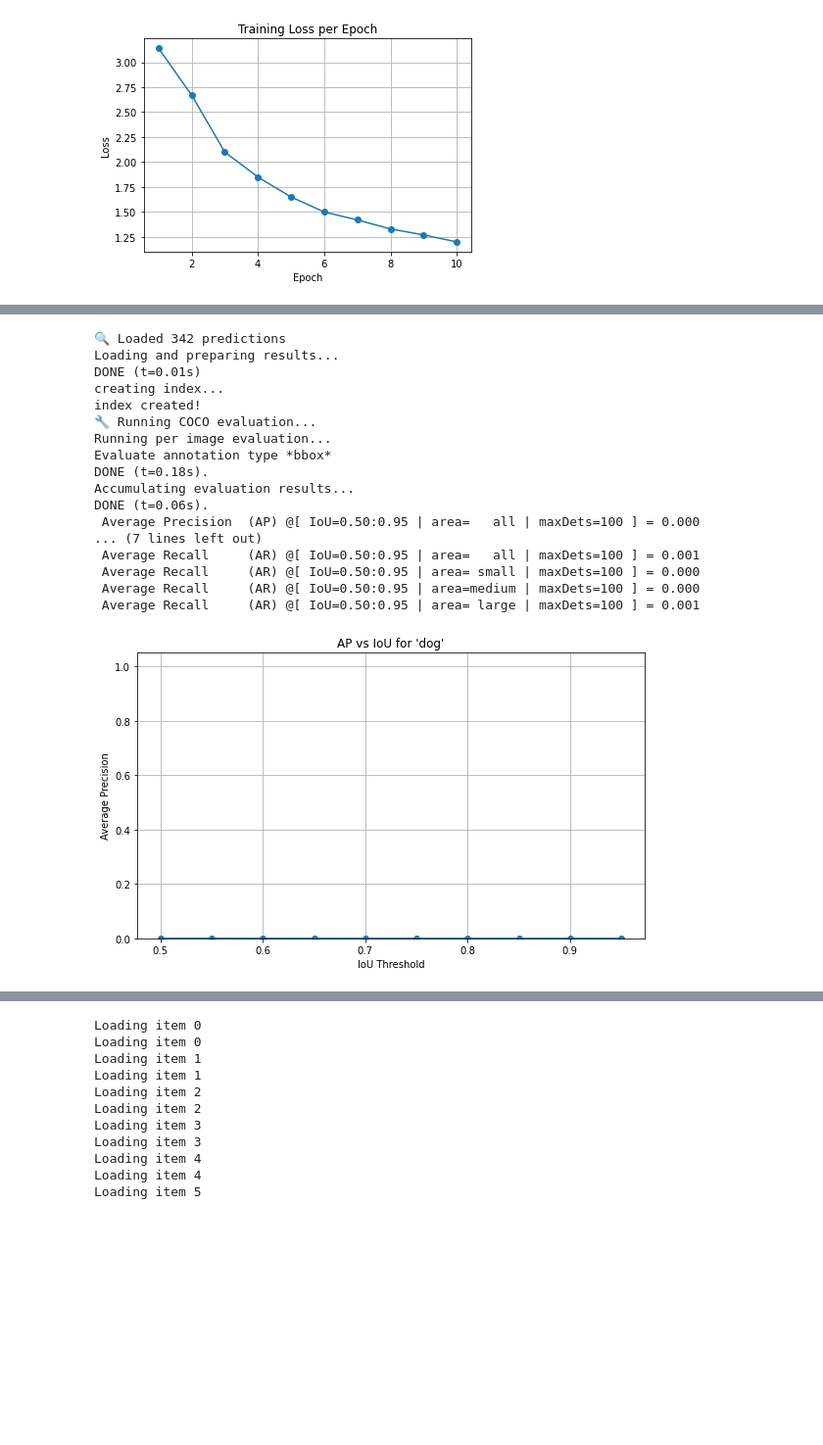
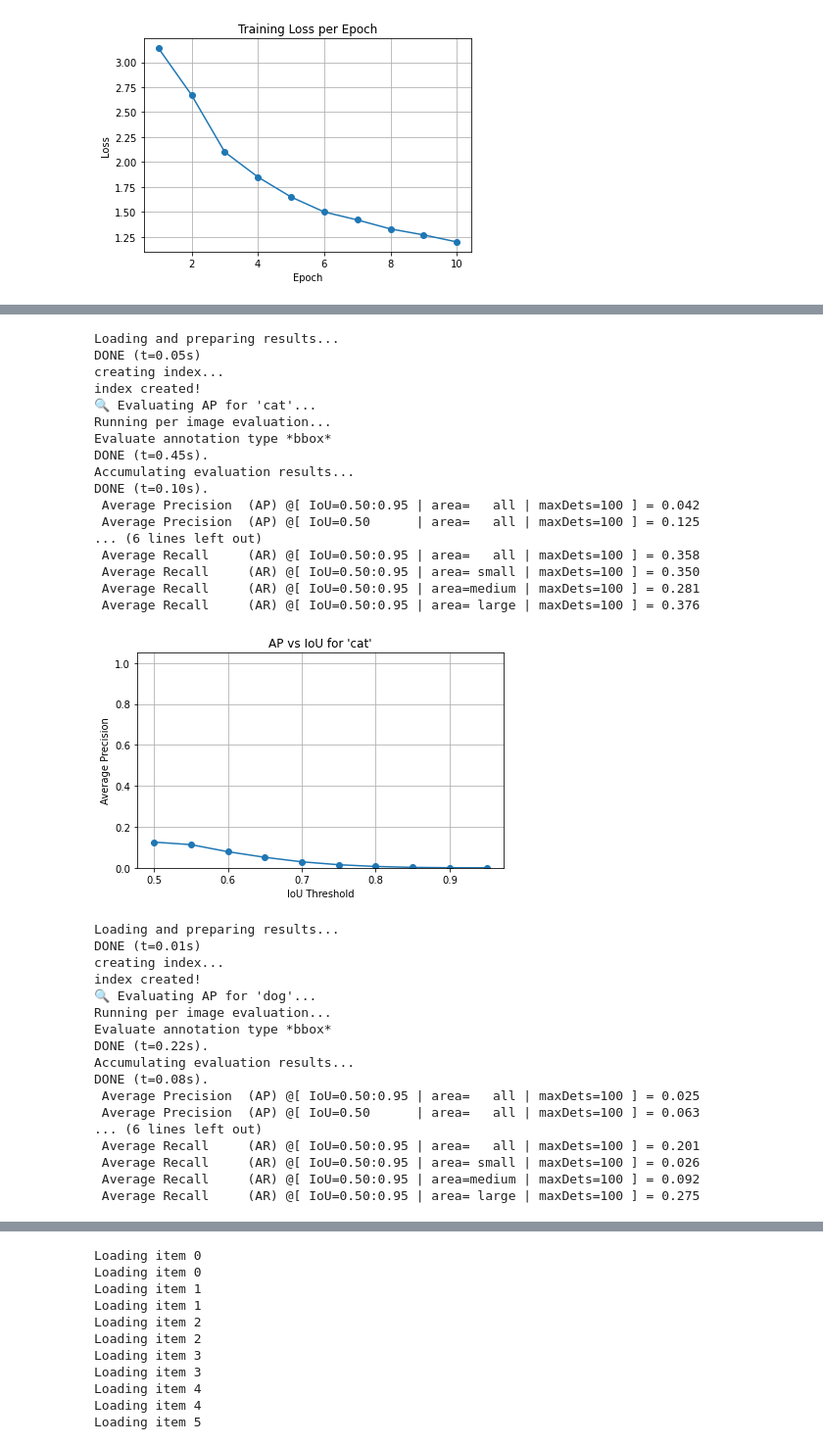
Before and after one commit to yasasawij/CS445-Project, a Jupyter notebook: new_main.ipynb, the cells around one changed output, grey strips where cells are left out. Shown at 98% size. Cells and saved outputs as stored; diff of their text form; code cells hidden in the pictures; blank space fills up the shorter version.

Commit message:
catvsdog graphs

```diff
--- a/new_main.ipynb
+++ b/new_main.ipynb
@@ -734,73 +723,79 @@ Saved 342 predictions to predictions.json
 # %%
+from pycocotools.cocoeval import COCOeval
 import matplotlib.pyplot as plt
-from pycocotools.cocoeval import COCOeval
-import json
 
-def map_analysis(val_dataset, pred_file, category_name="dog"):
-    # Load ground truth and prediction results
-    coco_gt = val_dataset.coco
-
-    with open(pred_file, 'r') as f:
-        predictions = json.load(f)
-        print(f"🔍 Loaded {len(predictions)} predictions")
-
-    if len(predictions) == 0:
-        raise ValueError("Prediction file is empty. Cannot evaluate.")
-
+def map_analysis(dataset, pred_file, category_name):
+    """
+    Runs COCO evaluation and plots Average Precision vs IoU thresholds for one category.
+    """
+    coco_gt = dataset.coco
     coco_dt = coco_gt.loadRes(pred_file)
 
-    # Get COCO category ID for 'dog'
     target_category_id = coco_gt.getCatIds(catNms=[category_name])[0]
-
-    # Set up evaluator
     coco_eval = COCOeval(coco_gt, coco_dt, iouType='bbox')
     coco_eval.params.catIds = [target_category_id]
     coco_eval.params.useCats = 1
 
-    print("Running COCO evaluation...")
+    print(f"🔍 Evaluating AP for '{category_name}'...")
     coco_eval.evaluate()
     coco_eval.accumulate()
     coco_eval.summarize()
 
     if coco_eval.eval is None:
-        raise RuntimeError("Evaluation failed — predictions might be malformed.")
+        raise RuntimeError("Evaluation failed — check prediction formatting or score threshold.")
 
-    # Extract AP over IoU thresholds for plotting
-    precisions = coco_eval.eval['precision']  # shape: [IoU, Recall, Class, Area, MaxDet]
-    ap_vals = precisions[:, :, 0, 0, 2]        # Only use: dog class, all area, maxDet=100
-    ap_per_iou = ap_vals.mean(axis=1)          # Mean over recall
-
+    # Extract average precision for each IoU threshold
+    precisions = coco_eval.eval['precision']  # [IoU, Recall, Class, Area, MaxDets]
+    ap_vals = precisions[:, :, 0, 0, 2]  # class 0 (since only one in list), area=all, maxDets=100
+    ap_per_iou = ap_vals.mean(axis=1)
     iou_thresholds = coco_eval.params.iouThrs
 
-    plt.figure(figsize=(8, 5))
     plt.plot(iou_thresholds, ap_per_iou, marker='o')
     plt.title(f"AP vs IoU for '{category_name}'")
     plt.xlabel("IoU Threshold")
     plt.ylabel("Average Precision")
     plt.ylim(0, 1.05)
     plt.grid(True)
     plt.tight_layout()
     plt.show()
 
     return coco_eval
 
-coco_eval = map_analysis(val_dataset, pred_file, category_name="dog")
+coco_eval_cat = map_analysis(val_dataset, pred_file, category_name="cat")
+coco_eval_dog = map_analysis(val_dataset, pred_file, category_name="dog")
 # %% [output]
-🔍 Loaded 342 predictions
 Loading and preparing results...
-DONE (t=0.01s)
+DONE (t=0.05s)
 creating index...
 index created!
-🔧 Running COCO evaluation...
+🔍 Evaluating AP for 'cat'...
 Running per image evaluation...
 Evaluate annotation type *bbox*
-DONE (t=0.18s).
+DONE (t=0.45s).
 Accumulating evaluation results...
-DONE (t=0.06s).
- Average Precision  (AP) @[ IoU=0.50:0.95 | area=   all | maxDets=100 ] = 0.000
-... (7 lines left out)
- Average Recall     (AR) @[ IoU=0.50:0.95 | area=   all | maxDets=100 ] = 0.001
- Average Recall     (AR) @[ IoU=0.50:0.95 | area= small | maxDets=100 ] = 0.000
- Average Recall     (AR) @[ IoU=0.50:0.95 | area=medium | maxDets=100 ] = 0.000
- Average Recall     (AR) @[ IoU=0.50:0.95 | area= large | maxDets=100 ] = 0.001
+DONE (t=0.10s).
+ Average Precision  (AP) @[ IoU=0.50:0.95 | area=   all | maxDets=100 ] = 0.042
+ Average Precision  (AP) @[ IoU=0.50      | area=   all | maxDets=100 ] = 0.125
+... (6 lines left out)
+ Average Recall     (AR) @[ IoU=0.50:0.95 | area=   all | maxDets=100 ] = 0.358
+ Average Recall     (AR) @[ IoU=0.50:0.95 | area= small | maxDets=100 ] = 0.350
+ Average Recall     (AR) @[ IoU=0.50:0.95 | area=medium | maxDets=100 ] = 0.281
+ Average Recall     (AR) @[ IoU=0.50:0.95 | area= large | maxDets=100 ] = 0.376
-[figure, old version]
+[figure, new version]
+Loading and preparing results...
+DONE (t=0.01s)
+creating index...
+index created!
+🔍 Evaluating AP for 'dog'...
+Running per image evaluation...
+Evaluate annotation type *bbox*
+DONE (t=0.22s).
+Accumulating evaluation results...
+DONE (t=0.08s).
+ Average Precision  (AP) @[ IoU=0.50:0.95 | area=   all | maxDets=100 ] = 0.025
+ Average Precision  (AP) @[ IoU=0.50      | area=   all | maxDets=100 ] = 0.063
+... (6 lines left out)
+ Average Recall     (AR) @[ IoU=0.50:0.95 | area=   all | maxDets=100 ] = 0.201
+ Average Recall     (AR) @[ IoU=0.50:0.95 | area= small | maxDets=100 ] = 0.026
+ Average Recall     (AR) @[ IoU=0.50:0.95 | area=medium | maxDets=100 ] = 0.092
+ Average Recall     (AR) @[ IoU=0.50:0.95 | area= large | maxDets=100 ] = 0.275
```
Also changed, not shown: parts of 5 cells of this notebook, 1 other file.
